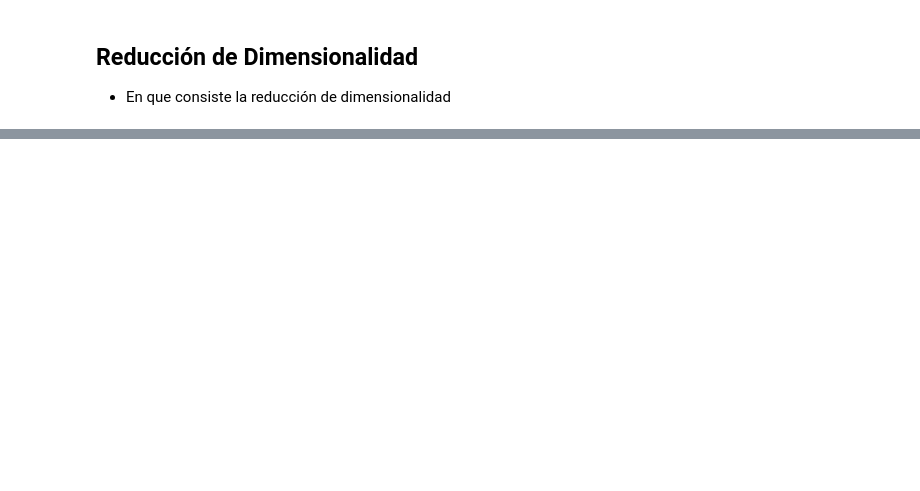
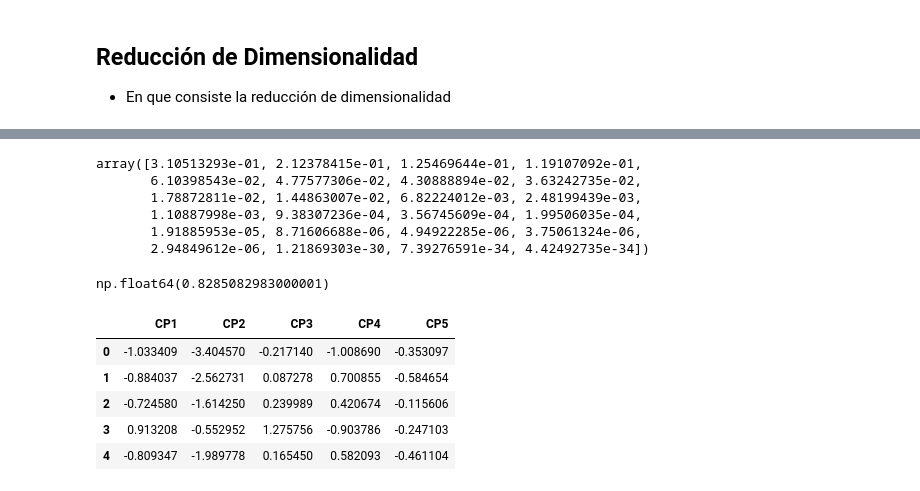
Before and after one commit to lecuevasp/Portafolio, a Jupyter notebook: pib_wb.ipynb, the cells around one changed output, grey strips where cells are left out. Drawn from its saved outputs; the diff is of its cells as text; code cells hidden in the pictures; blank space fills up the shorter version.

```diff
--- a/pib_wb.ipynb
+++ b/pib_wb.ipynb
@@ -216,0 +240,33 @@ df_std = pd.DataFrame(data_std, columns=paises_wb.columns)
+# %%
+from sklearn.decomposition import PCA
+
+pca = PCA()
+pca.fit(X_std)
+
+pca.explained_variance_ratio_
+# %% [output]
+array([3.10513293e-01, 2.12378415e-01, 1.25469644e-01, 1.19107092e-01,
+       6.10398543e-02, 4.77577306e-02, 4.30888894e-02, 3.63242735e-02,
+       1.78872811e-02, 1.44863007e-02, 6.82224012e-03, 2.48199439e-03,
+       1.10887998e-03, 9.38307236e-04, 3.56745609e-04, 1.99506035e-04,
+       1.91885953e-05, 8.71606688e-06, 4.94922285e-06, 3.75061324e-06,
+       2.94849612e-06, 1.21869303e-30, 7.39276591e-34, 4.42492735e-34])
+# %%
+np.sum([3.10513293e-01, 2.12378415e-01, 1.25469644e-01, 1.19107092e-01,
+       6.10398543e-02])
+# %% [output]
+np.float64(0.8285082983000001)
+# %%
+# Seleccionar 5 componentes
+pca_5 = PCA(n_components=5)
+X_std_pca = pca_5.fit_transform(X_std)
+
+X_std_pca = pd.DataFrame(X_std_pca, columns=['CP1', 'CP2', 'CP3', 'CP4', 'CP5'])
+X_std_pca.head()
+# %% [output]
+|  | CP1 | CP2 | CP3 | CP4 | CP5 |
+| 0 | -1.033409 | -3.404570 | -0.217140 | -1.008690 | -0.353097 |
+| 1 | -0.884037 | -2.562731 | 0.087278 | 0.700855 | -0.584654 |
+| 2 | -0.724580 | -1.614250 | 0.239989 | 0.420674 | -0.115606 |
+| 3 | 0.913208 | -0.552952 | 1.275756 | -0.903786 | -0.247103 |
+| 4 | -0.809347 | -1.989778 | 0.165450 | 0.582093 | -0.461104 |
```
Also changed, not shown: parts of 7 cells of this notebook.
